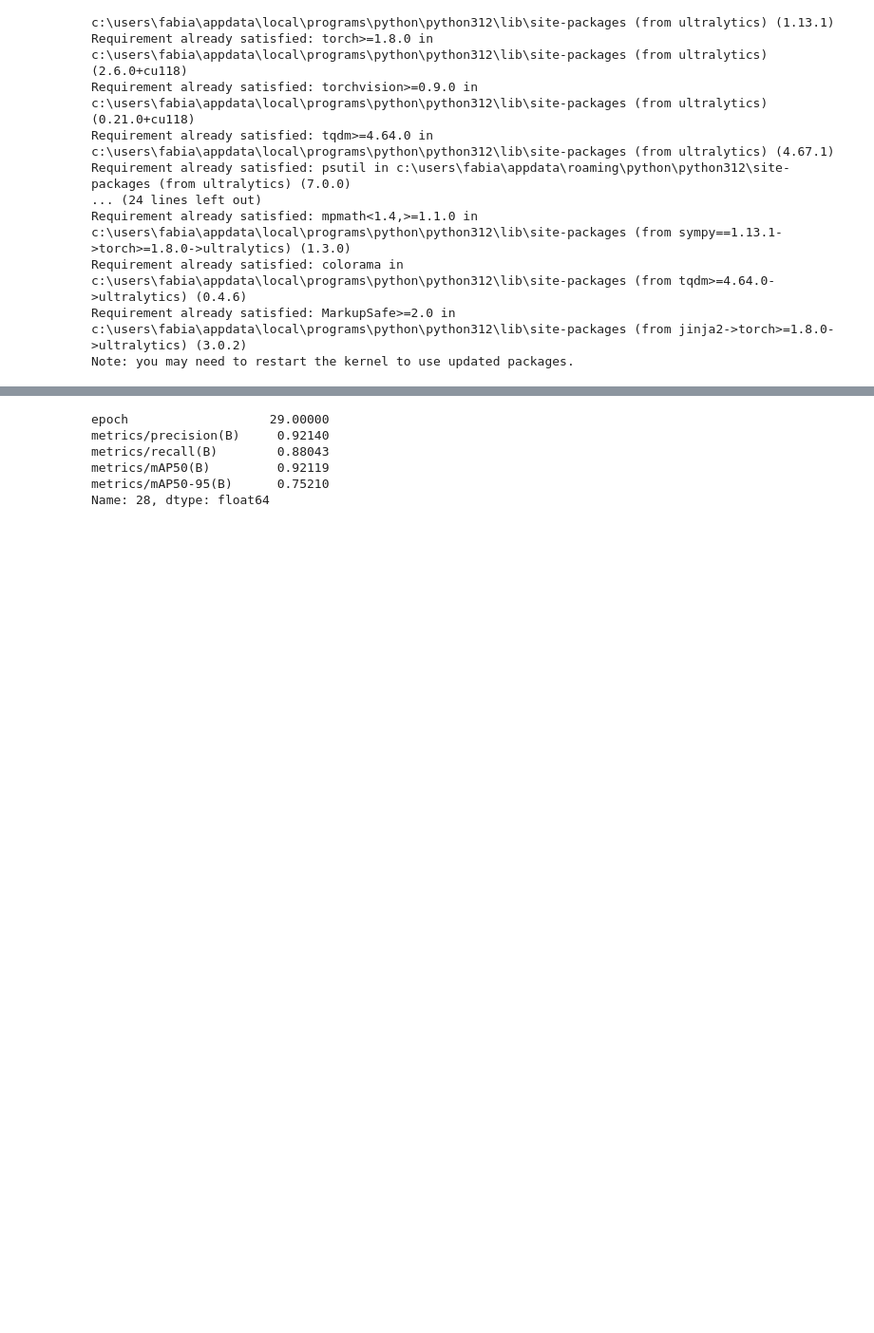
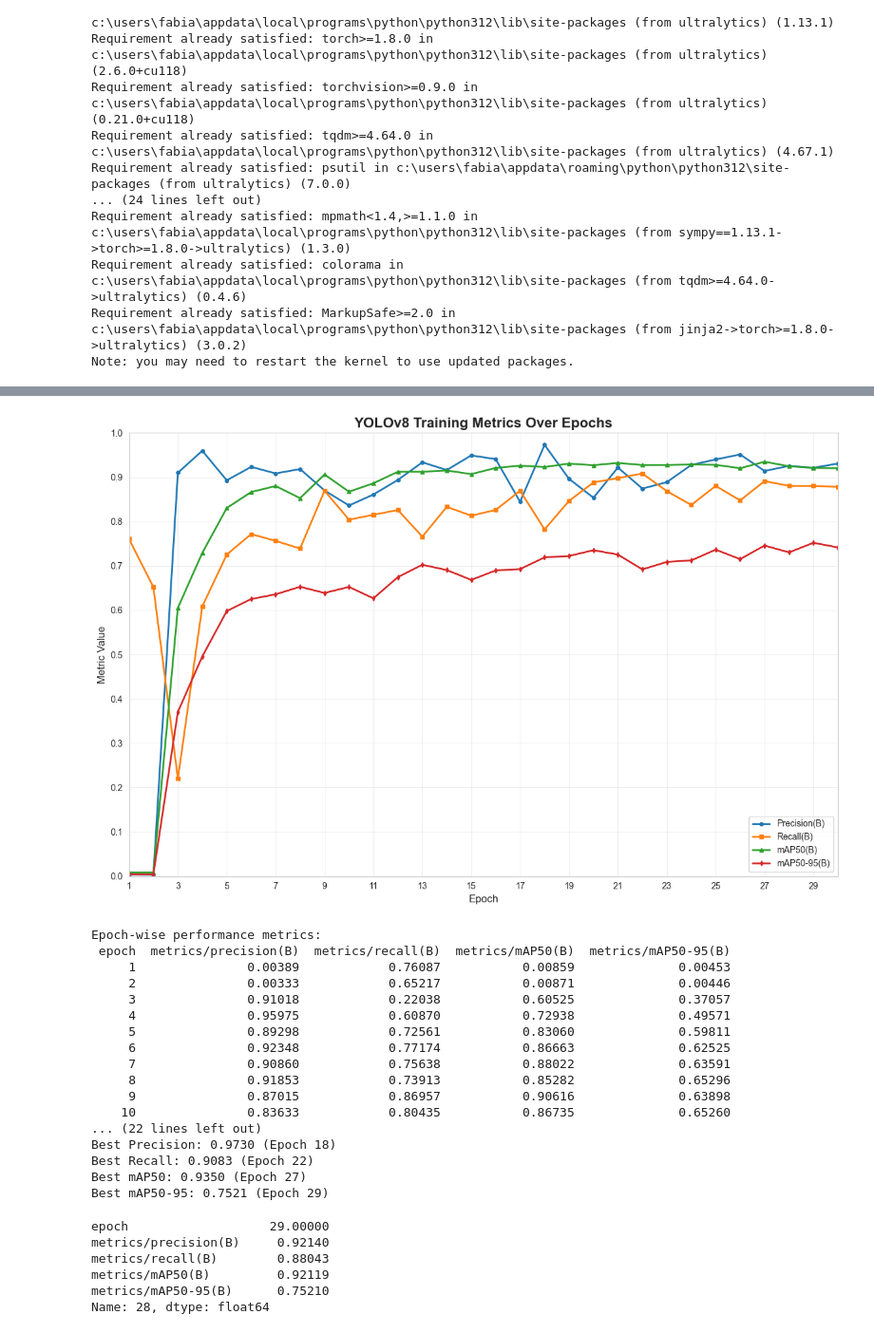
Before and after one commit to xXTime-OnXx/cvai-classisign, a Jupyter notebook: train_yolo.ipynb, the cells around one changed output, grey strips where cells are left out. Shown at 95% size. Saved outputs shown, nothing was run; the diff lists cells and outputs as text; code cells hidden in the pictures; blank space fills up the shorter version.

```diff
--- a/train_yolo.ipynb
+++ b/train_yolo.ipynb
@@ -138,5 +138,74 @@ Speed: 0.1ms preprocess, 0.5ms inference, 0.0ms loss, 0.8ms postprocess per imag
 Results saved to runs\detect\train
  Learn more at https://docs.ultralytics.com/modes/train
+# %%
+import pandas as pd
+import matplotlib.pyplot as plt
+import seaborn as sns
+
+# Read the results CSV file
+df = pd.read_csv("runs/detect/train/results.csv")
+
+# Ensure we have data for all 30 epochs
+df_epochs = df[df['epoch'] <= 30].copy()
+
+# Set up the plot style
+plt.figure(figsize=(12, 8))
+sns.set_style("whitegrid")
+
+# Create the plot with multiple metrics
+plt.plot(df_epochs['epoch'], df_epochs['metrics/precision(B)'], marker='o', markersize=4, linewidth=2, label='Precision(B)')
+plt.plot(df_epochs['epoch'], df_epochs['metrics/recall(B)'], marker='s', markersize=4, linewidth=2, label='Recall(B)')
+plt.plot(df_epochs['epoch'], df_epochs['metrics/mAP50(B)'], marker='^', markersize=4, linewidth=2, label='mAP50(B)')
+plt.plot(df_epochs['epoch'], df_epochs['metrics/mAP50-95(B)'], marker='d', markersize=4, linewidth=2, label='mAP50-95(B)')
+
+# Customize the plot
+plt.title('YOLOv8 Training Metrics Over Epochs', fontsize=16, fontweight='bold')
+plt.xlabel('Epoch', fontsize=12)
+plt.ylabel('Metric Value', fontsize=12)
+plt.xlim(1, 30)
+plt.ylim(0, 1.0)
+plt.xticks(range(1, 31, 2))  # Show every 2nd epoch on x-axis
+plt.yticks([i/10 for i in range(0, 11, 1)])  # 0 to 1.0 by 0.1 steps
+plt.grid(True, alpha=0.3)
+plt.legend(loc='lower right', fontsize=10)
+
+# Save the figure with high DPI
+plt.tight_layout()
+plt.savefig('yolov8_training_metrics.png', dpi=300, bbox_inches='tight')
+
+# Display the plot
+plt.show()
+
+# Print a table of the metrics for each epoch
+print("Epoch-wise performance metrics:")
+print(df_epochs[['epoch', 'metrics/precision(B)', 'metrics/recall(B)',
+                'metrics/mAP50(B)', 'metrics/mAP50-95(B)']].to_string(index=False))
+
+# Print the best metrics
+print("\nBest metrics:")
+print(f"Best Precision: {df_epochs.loc[best_precision_idx, 'metrics/precision(B)']:.4f} (Epoch {df_epochs.loc[best_precision_idx, 'epoch']:.0f})")
+print(f"Best Recall: {df_epochs.loc[best_recall_idx, 'metrics/recall(B)']:.4f} (Epoch {df_epochs.loc[best_recall_idx, 'epoch']:.0f})")
+print(f"Best mAP50: {df_epochs.loc[best_map50_idx, 'metrics/mAP50(B)']:.4f} (Epoch {df_epochs.loc[best_map50_idx, 'epoch']:.0f})")
+print(f"Best mAP50-95: {df_epochs.loc[best_map5095_idx, 'metrics/mAP50-95(B)']:.4f} (Epoch {df_epochs.loc[best_map5095_idx, 'epoch']:.0f})")
+# %% [output]
+[figure, added]
+Epoch-wise performance metrics:
+ epoch  metrics/precision(B)  metrics/recall(B)  metrics/mAP50(B)  metrics/mAP50-95(B)
+     1               0.00389            0.76087           0.00859              0.00453
+     2               0.00333            0.65217           0.00871              0.00446
+     3               0.91018            0.22038           0.60525              0.37057
+     4               0.95975            0.60870           0.72938              0.49571
+     5               0.89298            0.72561           0.83060              0.59811
+     6               0.92348            0.77174           0.86663              0.62525
+     7               0.90860            0.75638           0.88022              0.63591
+     8               0.91853            0.73913           0.85282              0.65296
+     9               0.87015            0.86957           0.90616              0.63898
+    10               0.83633            0.80435           0.86735              0.65260
+... (22 lines left out)
+Best Precision: 0.9730 (Epoch 18)
+Best Recall: 0.9083 (Epoch 22)
+Best mAP50: 0.9350 (Epoch 27)
+Best mAP50-95: 0.7521 (Epoch 29)
 # %%
 df = pd.read_csv("runs/detect/train/results.csv")
 
```
Also changed, not shown: parts of 2 cells of this notebook, 2 other files.
